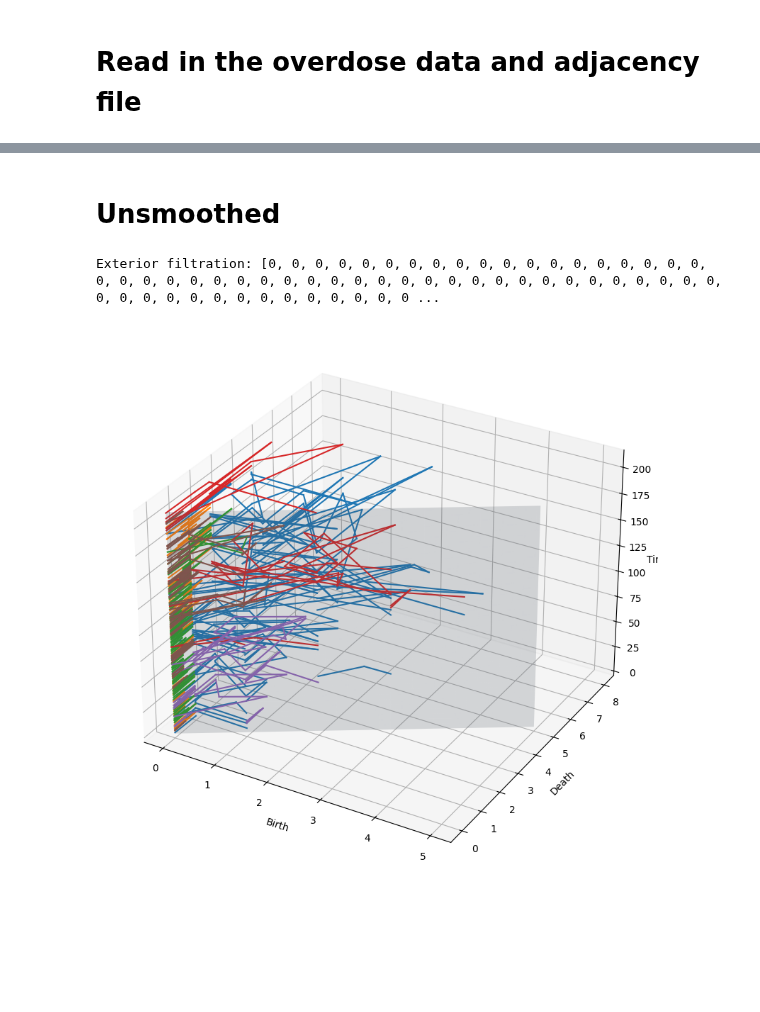
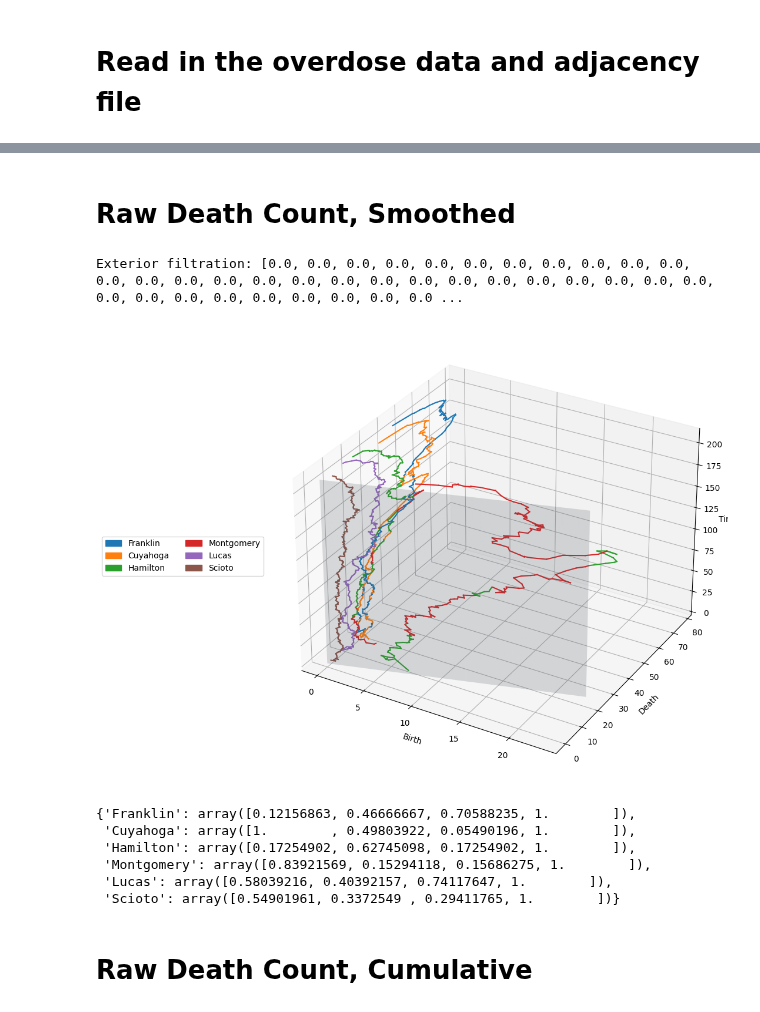
Before and after one commit to willeyna/OhioOverdoseVineyards, a Jupyter notebook: scripts/analyze_ohio.ipynb, the cells around one changed output, grey strips where cells are left out. Cells and saved outputs as stored; diff of their text form; code cells hidden in the pictures; blank space fills up the shorter version.

```diff
--- a/scripts/analyze_ohio.ipynb
+++ b/scripts/analyze_ohio.ipynb
@@ -53,9 +2,0 @@ adding region: Wyandot
-# %% [markdown]
-# Unsmoothed
-# %%
-vy = ps.toVineyard(vineyard_data, dim=0)
-# Chooses the top 5 "most persistent" features to plot (reducing visual clutter)
-vy.plot(0, 5)
-# %% [output]
-Exterior filtration: [0, 0, 0, 0, 0, 0, 0, 0, 0, 0, 0, 0, 0, 0, 0, 0, 0, 0, 0, 0, 0, 0, 0, 0, 0, 0, 0, 0, 0, 0, 0, 0, 0, 0, 0, 0, 0, 0, 0, 0, 0, 0, 0, 0, 0, 0, 0, 0, 0, 0, 0, 0, 0, 0, 0, 0, 0, 0, 0, 0 ...
-[figure, removed]
@@ -61,0 +45,24 @@ Exterior filtration: [0, 0, 0, 0, 0, 0, 0, 0, 0, 0, 0, 0, 0, 0, 0, 0, 0, 0, 0, 0
+# %% [markdown]
+# Raw Death Count, Smoothed
+# %%
+%%capture
+df, vineyard_data = load_vineyard_data(
+    COUNT_DATA_PATH,
+    smoothing=True,
+    cumulative=False,
+)
+ps = PS.read_adj(ADJ_PATH)
+# %%
+vy = ps.toVineyard(vineyard_data, dim=DEGREE)
+vy.plot(VINE_START_K, VINE_END_K, label_by_region=True, include_represented_vines=True)
+# %% [output]
+Exterior filtration: [0.0, 0.0, 0.0, 0.0, 0.0, 0.0, 0.0, 0.0, 0.0, 0.0, 0.0, 0.0, 0.0, 0.0, 0.0, 0.0, 0.0, 0.0, 0.0, 0.0, 0.0, 0.0, 0.0, 0.0, 0.0, 0.0, 0.0, 0.0, 0.0, 0.0, 0.0, 0.0, 0.0, 0.0, 0.0, 0.0 ...
+[figure, added]
+{'Franklin': array([0.12156863, 0.46666667, 0.70588235, 1.        ]),
+ 'Cuyahoga': array([1.        , 0.49803922, 0.05490196, 1.        ]),
+ 'Hamilton': array([0.17254902, 0.62745098, 0.17254902, 1.        ]),
+ 'Montgomery': array([0.83921569, 0.15294118, 0.15686275, 1.        ]),
+ 'Lucas': array([0.58039216, 0.40392157, 0.74117647, 1.        ]),
+ 'Scioto': array([0.54901961, 0.3372549 , 0.29411765, 1.        ])}
+# %% [markdown]
+# Raw Death Count, Cumulative
```
Also changed, not shown: parts of 19 cells of this notebook.
